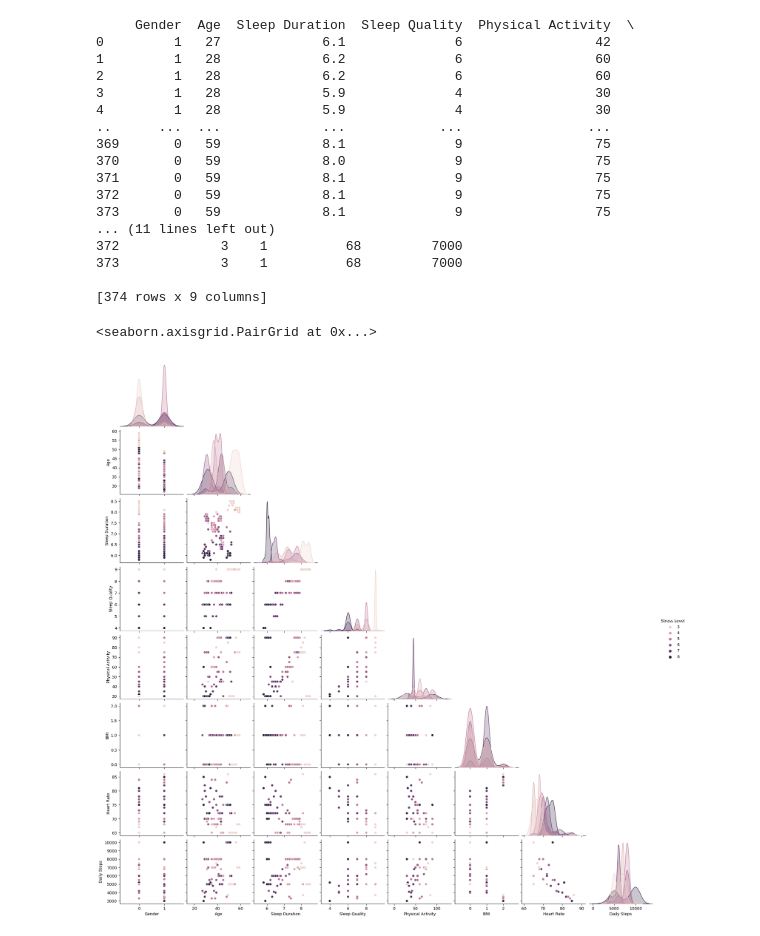
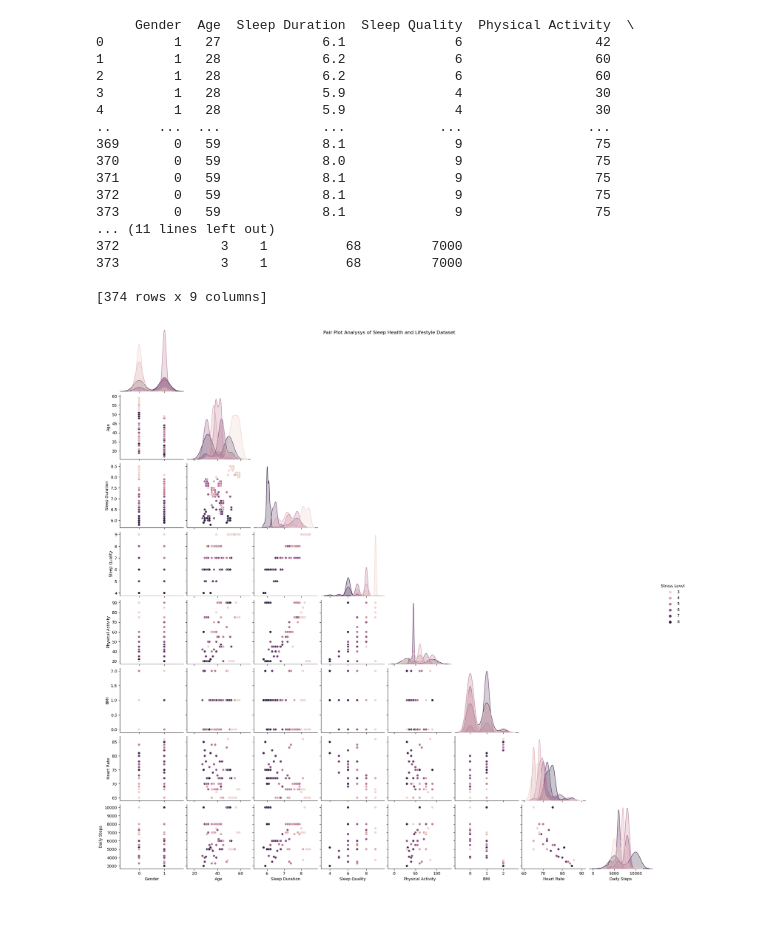
Before and after one commit to ryyu444/ECS-171-Group-Project, a Jupyter notebook: eda/plots.ipynb, the cells around one changed output. Cells and saved outputs as stored; diff of their text form; code cells hidden in the pictures.

```diff
--- a/eda/plots.ipynb
+++ b/eda/plots.ipynb
@@ -21,36 +21,37 @@ data['BMI'] = np.where(data['BMI'] == 'Normal Weight', 'Normal', data['BMI'])
 
 # Convert BMI strings to numbers
 data['BMI'].replace(["Normal", "Overweight", "Obese"], [0, 1, 2], inplace=True)
 
 # Convert categorical data to numerical data
 # Convert Gender Strings to Numbers: Male to 0 and Female to 1
 data['Gender'] = np.where(data['Gender'] == 'Male', 1, 0)
 
 print(data)
 
 # age, sleep duration, sleep quality, stress level heart rate, blood pressure
 
-sns.pairplot(data, hue='Stress Level', corner = True)
+pp = sns.pairplot(data, hue='Stress Level', corner = True)
+pp.fig.suptitle("Pair Plot Analysys of Sleep Health and Lifestyle Dataset")
+plt.show()
 # %% [output]
      Gender  Age  Sleep Duration  Sleep Quality  Physical Activity  \
 0         1   27             6.1              6                 42
 1         1   28             6.2              6                 60
 2         1   28             6.2              6                 60
 3         1   28             5.9              4                 30
 4         1   28             5.9              4                 30
 ..      ...  ...             ...            ...                ...
 369       0   59             8.1              9                 75
 370       0   59             8.0              9                 75
 371       0   59             8.1              9                 75
 372       0   59             8.1              9                 75
 373       0   59             8.1              9                 75
 ... (11 lines left out)
 372             3    1          68         7000
 373             3    1          68         7000
 
 [374 rows x 9 columns]
-<seaborn.axisgrid.PairGrid at 0x...>
-[figure, old version]
+[figure, new version]
 # %%
 # Box plot of stress level
 sns.boxplot(x = 'Stress Level', data=df, palette = 'hls')
```
Also changed, not shown: parts of 3 cells of this notebook.
